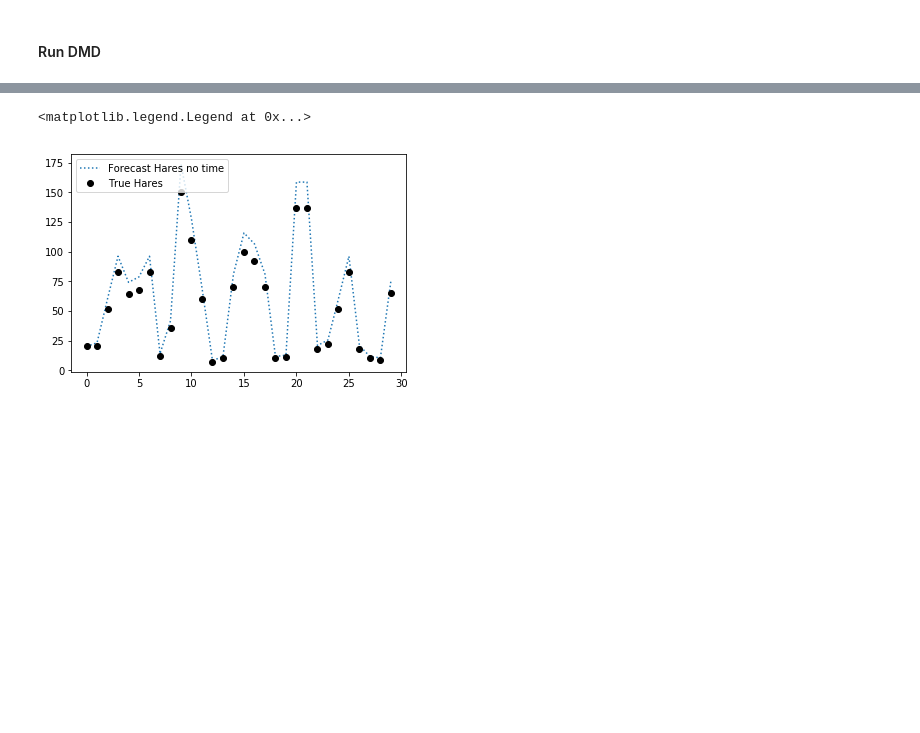
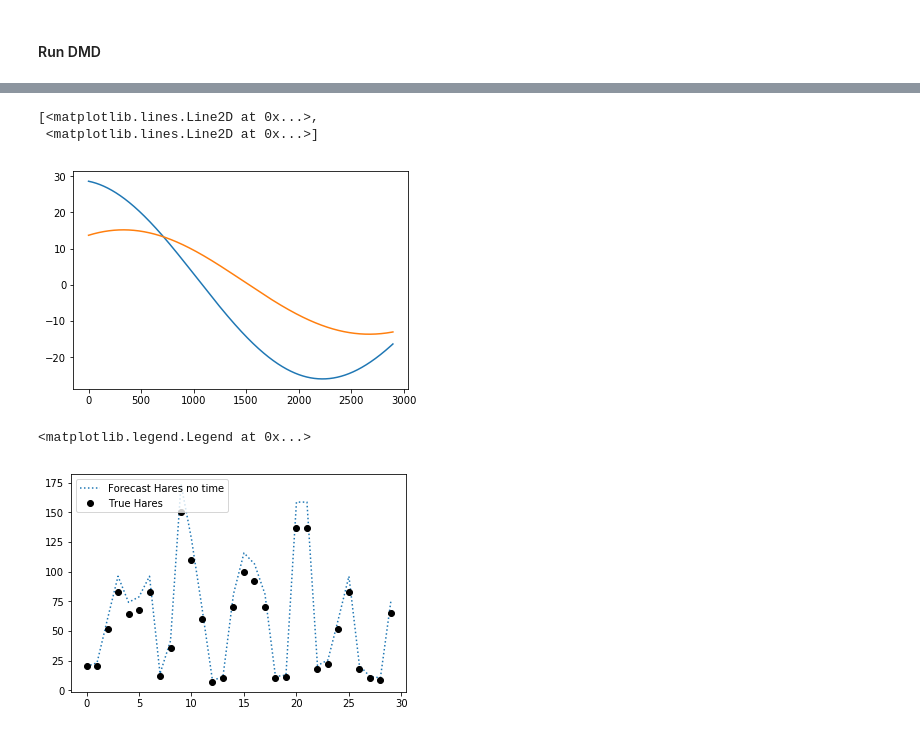
Before and after one commit to jmichellehu/ComplexSystems_AMATH563, a Jupyter notebook: hw2/AMATH563_hw2_Q1_Q2.ipynb, the cells around one changed output, grey strips where cells are left out. Drawn from its saved outputs; the diff is of its cells as text; code cells hidden in the pictures; blank space fills up the shorter version.

```diff
--- a/hw2/AMATH563_hw2_Q1_Q2.ipynb
+++ b/hw2/AMATH563_hw2_Q1_Q2.ipynb
@@ -114,18 +154,7 @@ Lambda_X, Lambda_Y
 # %%
-def forecast(Phi, Lambda, t, b):
-    f = Phi*np.exp((np.log(Lambda)/2)*t)*b
-#     f1 = Phi*np.exp((np.log(Lambda)/2)*1j*t)*b
-#     f2 = Phi*np.exp((np.log(Lambda)/2)*-1j*t)*b
-#     f = Phi*np.exp(Omega)*b
-#     f = f1 + f2
+def forecast(Phi, Omega, t, b):
+    f = Phi@np.exp(Omega*t)*b
     return(f)
-
-# def forecast(Phi, Omega, t, b):
-#     f1 = Phi*np.exp(Omega*1j*t)*b
-#     f2 = Phi*np.exp(Omega*-1j*t)*b
-# #     f = Phi*np.exp(Omega)*b
-#     f = f1 + f2
-#     return(f)
 
 def forecast_t(Phi, Lambda, t, b, IC):
     '''hares_t'''
@@ -141,8 +170,5 @@ def forecast_not(Phi, Lambda, b, IC):
     '''dmd_hares, now hares_not'''
     Omega = np.log(Lambda)/2
     f = np.array(Phi*np.exp(Omega)*b).squeeze()
-#     f1 = np.array(Phi*np.exp(Omega)*b).squeeze()
-#     f2 = np.array(Phi*np.exp(-Omega)*b).squeeze()
-#     f = f1 + f2
     f = np.insert(arr=f, obj=0, values=IC)
     return(f)
@@ -166,3 +175,13 @@ t=df.Year.values
+# %%
+# Attempt to make this like the Xdmd above, should work...
+for i in np.arange(0, t):
+    u_modes[:, i] = forecast(Phi_X, Omega_X, i, b_X)
+# %%
+plt.plot(u_modes.T)
+# %% [output]
+[<matplotlib.lines.Line2D at 0x...>,
+ <matplotlib.lines.Line2D at 0x...>]
+[figure, added]
 # %%
 # Without time + IC
 hares_not = forecast_not(Phi_X, Lambda_X, b_X, df.Hare.values[0])
```
Also changed, not shown: parts of 17 cells of this notebook.
